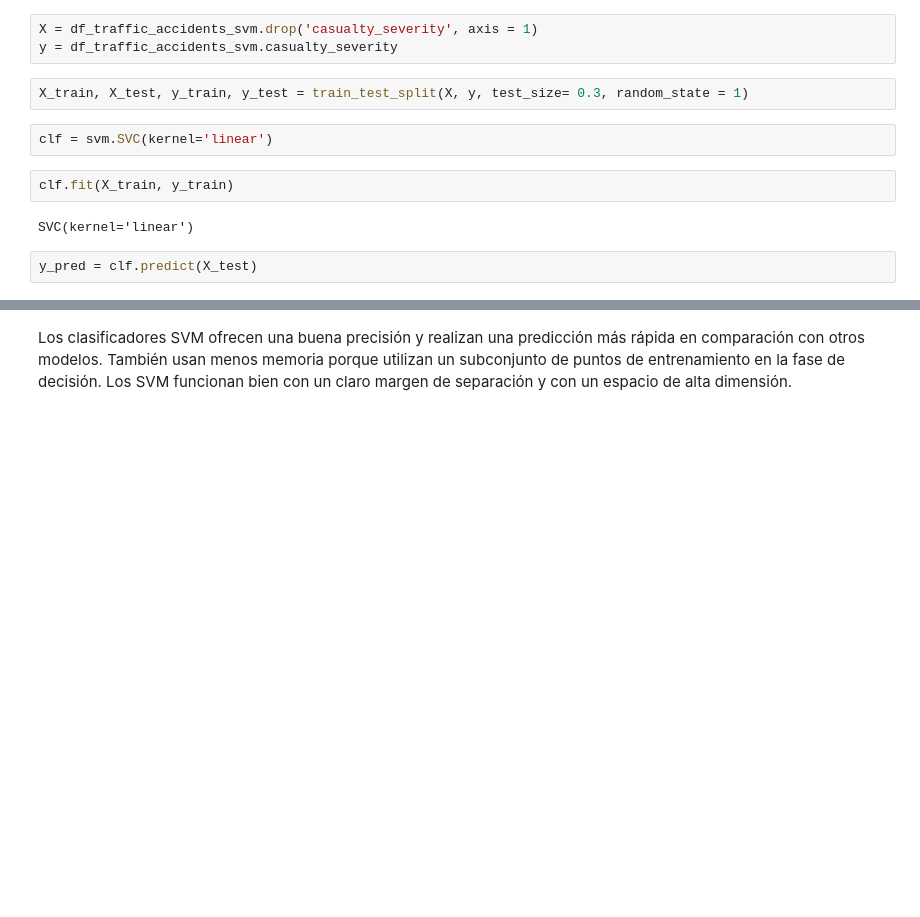
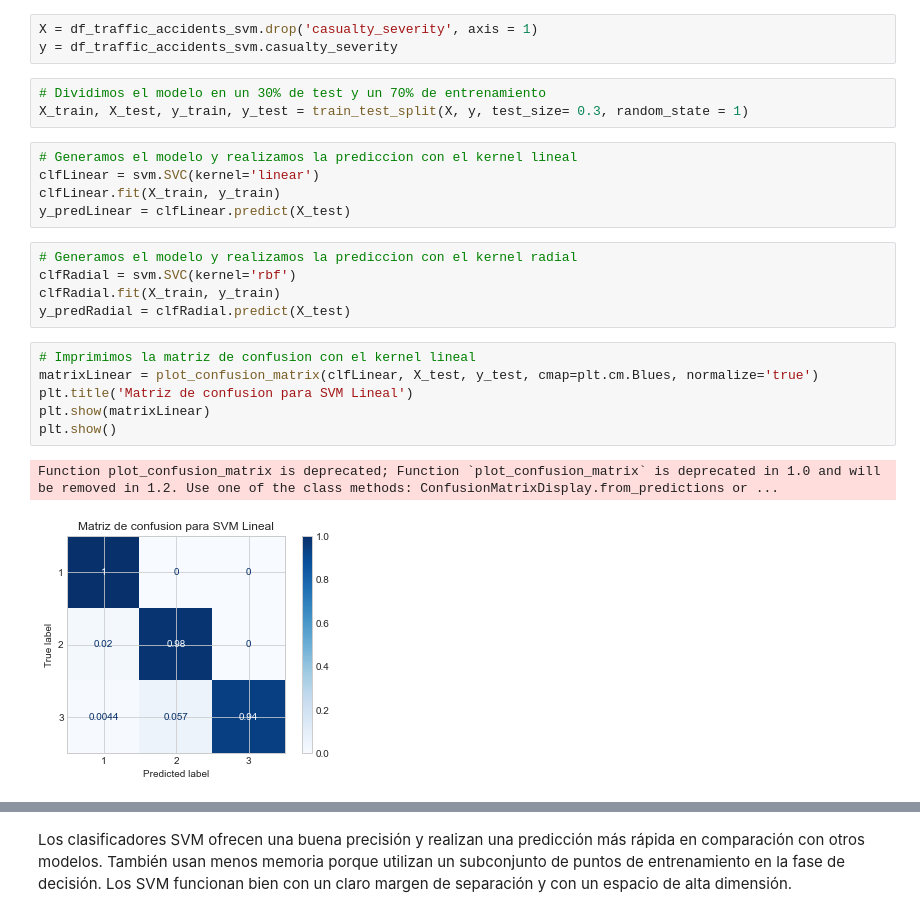
Before and after one commit to pablopascu99/practica2IA, a Jupyter notebook: Traffic_Accidents_Prediction.ipynb, the cells around one changed output, grey strips where cells are left out. Drawn from its saved outputs; the diff is of its cells as text; blank space fills up the shorter version.

```diff
--- a/Traffic_Accidents_Prediction.ipynb
+++ b/Traffic_Accidents_Prediction.ipynb
@@ -785,12 +797,24 @@ df_traffic_accidents_svm.head()
 X = df_traffic_accidents_svm.drop('casualty_severity', axis = 1)
 y = df_traffic_accidents_svm.casualty_severity
 # %%
+# Dividimos el modelo en un 30% de test y un 70% de entrenamiento
 X_train, X_test, y_train, y_test = train_test_split(X, y, test_size= 0.3, random_state = 1)
 # %%
-clf = svm.SVC(kernel='linear')
+# Generamos el modelo y realizamos la prediccion con el kernel lineal
+clfLinear = svm.SVC(kernel='linear')
+clfLinear.fit(X_train, y_train)
+y_predLinear = clfLinear.predict(X_test)
-# %%
-clf.fit(X_train, y_train)
-# %% [output]
-SVC(kernel='linear')
-# %%
-y_pred = clf.predict(X_test)
+# %%
+# Generamos el modelo y realizamos la prediccion con el kernel radial
+clfRadial = svm.SVC(kernel='rbf')
+clfRadial.fit(X_train, y_train)
+y_predRadial = clfRadial.predict(X_test)
+# %%
+# Imprimimos la matriz de confusion con el kernel lineal
+matrixLinear = plot_confusion_matrix(clfLinear, X_test, y_test, cmap=plt.cm.Blues, normalize='true')
+plt.title('Matriz de confusion para SVM Lineal')
+plt.show(matrixLinear)
+plt.show()
+# %% [output]
+Function plot_confusion_matrix is deprecated; Function `plot_confusion_matrix` is deprecated in 1.0 and will be removed in 1.2. Use one of the class methods: ConfusionMatrixDisplay.from_predictions or ...
+[figure, added]
```
Also changed, not shown: parts of 15 cells of this notebook, 1 other file.
